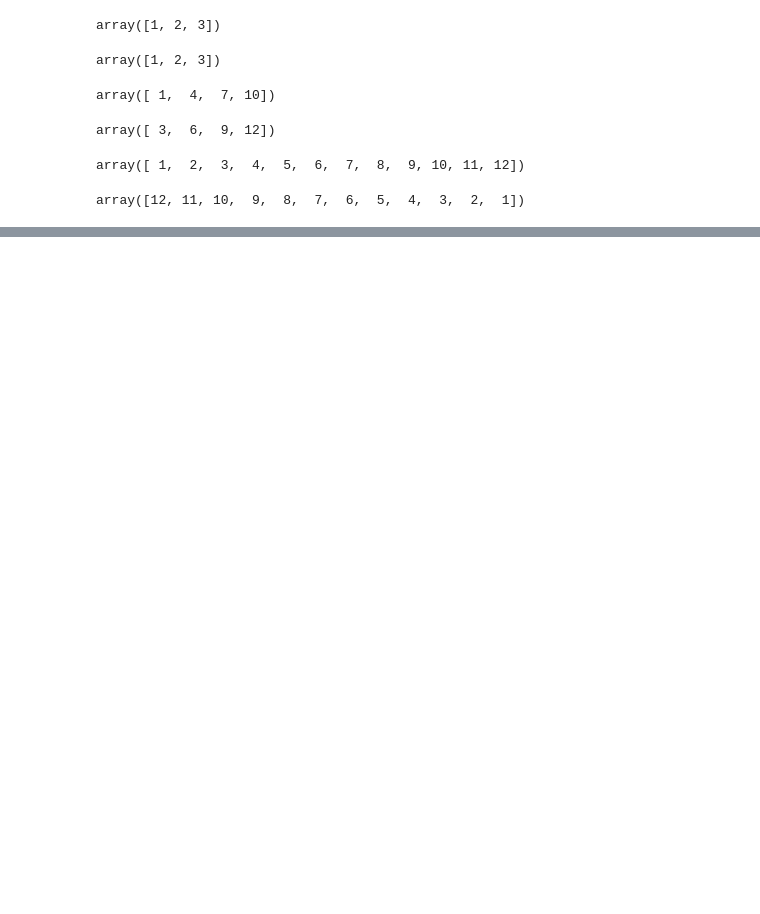
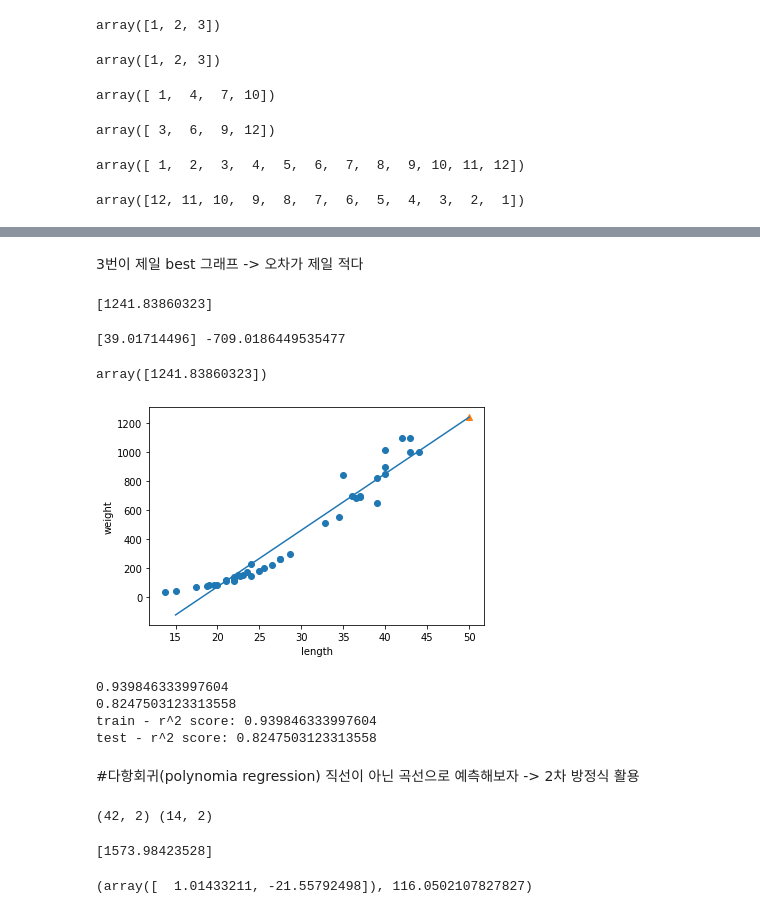
Before and after one commit to serinss/seSAC_ML_DL, a Jupyter notebook: 03_2_선형_회귀.ipynb, the cells around one changed output, grey strips where cells are left out. Drawn from its saved outputs; the diff is of its cells as text; code cells hidden in the pictures; blank space fills up the shorter version.

```diff
--- a/03_2_선형_회귀.ipynb
+++ b/03_2_선형_회귀.ipynb
@@ -112,0 +142,78 @@ array([12, 11, 10,  9,  8,  7,  6,  5,  4,  3,  2,  1])
+# %% [markdown]
+3번이 제일 best 그래프 -> 오차가 제일 적다
+# %%
+from sklearn.linear_model import LinearRegression
+
+lr = LinearRegression()
+lr.fit(train_input, train_target) # (X,y) 선형회귀 모델 훈련
+print(lr.predict([[50]])) # 길이가 50인 농어의 무게 예측 -> y=ax+b 선형 방정식으로 훈련한 결과!
+# %% [output]
+[1241.83860323]
+# %%
+print(lr.coef_, lr.intercept_) #모델 파라미터 (학습에 의해 만들어진 것, coef=기울기, intercept=절편) <- KNN에서는 학습에 의해 만들어진 파라미터가 없었음
+# 모델 기반 학습(선형 회귀) <-> 사례 기반 학습(KNN): 훈련세트를 저장하는 것이 훈련의 전부..
+
+# 학습 과정(손실함수=오차를 최소화하는 값을 찾는 과정) 을 통해 구한 것임
+
+# 즉, 농어의 무게 = 39.01714496 * 농어 길이 - 709.0.186449535477
+# %% [output]
+[39.01714496] -709.0186449535477
+# %%
+lr.coef_ * 50 + lr.intercept_
+# %% [output]
+array([1241.83860323])
+# %%
+# 훈련 데이터
+plt.scatter(train_input, train_target)
+
+# 예측값
+plt.plot([15,50], [lr.predict([[15]])[0], lr.predict([[50]])[0]])
+#plt.plot([15,50], [15*lr.coef_+lr.intercept_, 50*lr.coef_+lr.intercept_]) 동일한 표현
+
+# 실제값
+plt.scatter(50, lr.predict([[50]])[0], marker='^') # 1241.8 = 실제 무게값
+#plt.scatter(50, 1241.8, marker='^') 동일한 표현
+plt.xlabel('length')
+plt.ylabel('weight')
+plt.show()
+# %% [output]
+[figure, added]
+# %%
+print(lr.score(train_input, train_target)) # 훈련 점수
+print(lr.score(test_input, test_target)) # 테스트 점수
+print(f"train - r^2 score: {r2_score(train_target, lr.predict(train_input))}")
+print(f"test - r^2 score: {r2_score(test_target, lr.predict(test_input))}")
+
+# 점수가 전체적으로 낮음 = 성능이 떨어진다 = underfit (feature가 하나만 있으므로 overfit는 아님 -> 왼쪽일 가능성 높다)
+# 경우에 따라 그래프를 이용하여 해석할 수 있어야 함
+
+# 개선될 여지가 많다 -> 이차방정식 형태로 예측해볼 수 있음
+# %% [output]
+0.939846333997604
+0.8247503123313558
+train - r^2 score: 0.939846333997604
+test - r^2 score: 0.8247503123313558
+# %% [markdown]
+#다항회귀(polynomia regression)
+직선이 아닌 곡선으로 예측해보자 -> 2차 방정식 활용
+# %%
+# 원본에 제곱항을 추가하기
+# column_stack : Stack 1-D arrays as columns into a 2-D array. 새로운 컬럼 이어 붙이기
+
+train_poly = np.column_stack((train_input**2, train_input))
+test_poly = np.column_stack((test_input**2, test_input))
+print(train_poly.shape, test_poly.shape)
+# %% [output]
+(42, 2) (14, 2)
+# %%
+lr = LinearRegression()
+lr.fit(train_poly, train_target)
+print(lr.predict([[50**2, 50]]))
+# %% [output]
+[1573.98423528]
+# %%
+lr.coef_, lr.intercept_
+
+# 무게 = 1.01433211 * 길이^2 + (-21.55792498) * 길이 + 116.0502107827827
+# %% [output]
+(array([  1.01433211, -21.55792498]), 116.0502107827827)
```
Also changed, not shown: parts of 28 cells of this notebook.
